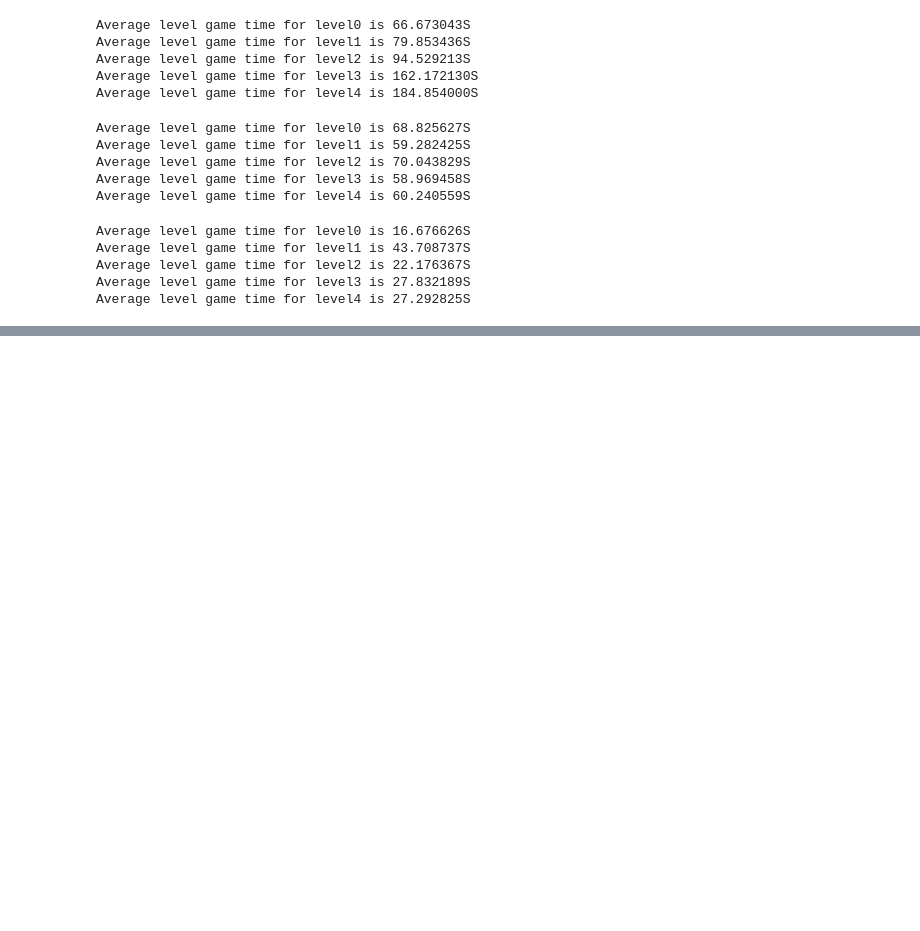
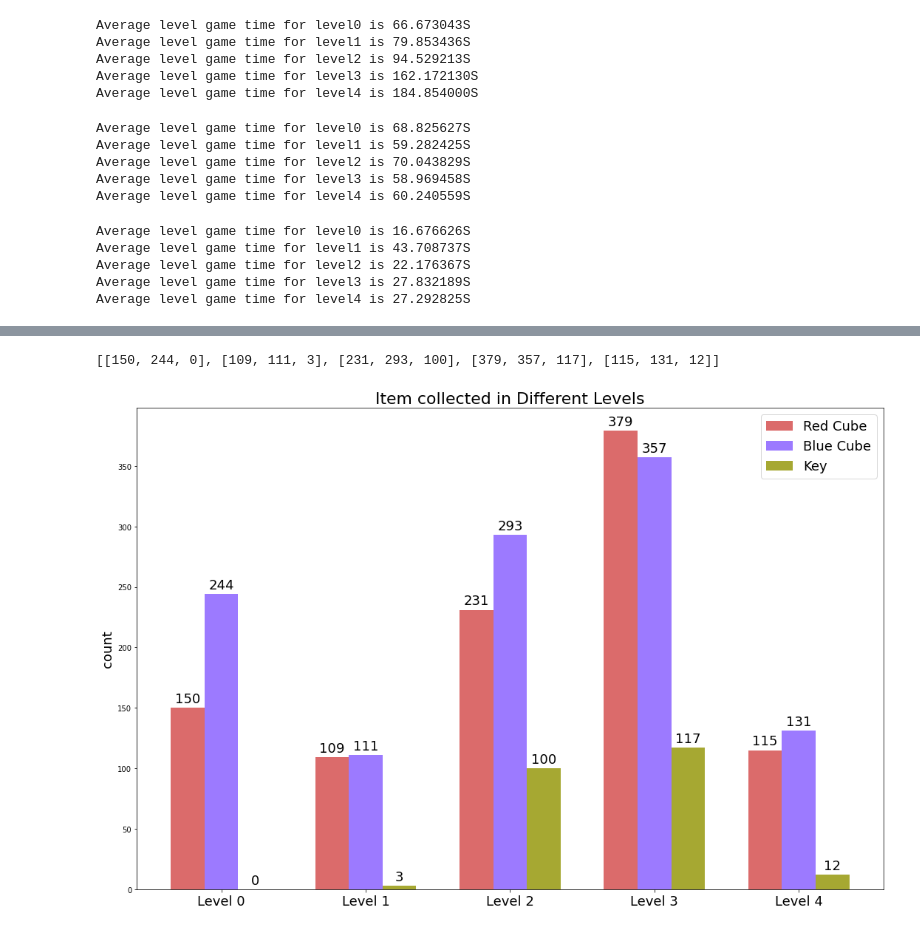
Before and after one commit to djt1998/ChestNut, a Jupyter notebook: Analysis/ChestNut_Data.ipynb, the cells around one changed output, grey strips where cells are left out. Cells and saved outputs as stored; diff of their text form; code cells hidden in the pictures; blank space fills up the shorter version.

```diff
--- a/Analysis/ChestNut_Data.ipynb
+++ b/Analysis/ChestNut_Data.ipynb
@@ -179,21 +209,3 @@ for i in range(len(sorted_data)):
     died_count = len(sorted_data[i][1])
     quit_count = len(sorted_data[i][2])
     statistics.append([succ_count + died_count + quit_count, died_count, quit_count, succ_count])
-# %%
-#cube_Count format: #level:[ #red, #blue ] cp format lv#-item-redcube
-cube_count = []
-
-
-for i in range(5):
-    cube_count.append([0,0])
-
-for i in range(len(sorted_data)):
-    for game_list in sorted_data[i]:
-        for game_data in game_list:
-            for check_pts in game_data[0]:
-                if 'redcube' in check_pts[0]:
-                    cube_count[int(check_pts[0][2])][0] += 1
-                elif 'bluecube' in check_pts[0]:
-                    cube_count[int(check_pts[0][2])][1] += 1
-
-print(cube_count )
@@ -276,0 +212,27 @@ for i in range(5):
+# %%
+#item_count format: #level:[ #red, #blue, #key ] cp format lv#-item-redcube
+item_count = []
+
+
+for i in range(5):
+    item_count.append([0,0,0])
+
+for i in range(len(sorted_data)):
+    for game_list in sorted_data[i]:
+        for game_data in game_list:
+            for check_pts in game_data[0]:
+                if 'redcube' in check_pts[0]:
+                    item_count[int(check_pts[0][2])][0] += 1
+                elif 'bluecube' in check_pts[0]:
+                    item_count[int(check_pts[0][2])][1] += 1
+                elif 'key' in check_pts[0]:
+                    item_count[int(check_pts[0][2])][2] += 1
+
+print(item_count )
+# %% [output]
+[[150, 244, 0], [109, 111, 3], [231, 293, 100], [379, 357, 117], [115, 131, 12]]
+# %%
+game_stat_painter(level_labels, ['Red Cube', 'Blue Cube', 'Key'],
+                  item_count, 'Item collected in Different Levels', 'count', sub_color=['#db6b6b', '#9c7aff', '#a6a832'])
+# %% [output]
+[figure, added]
```
Also changed, not shown: parts of 12 cells of this notebook, 1 other file.
